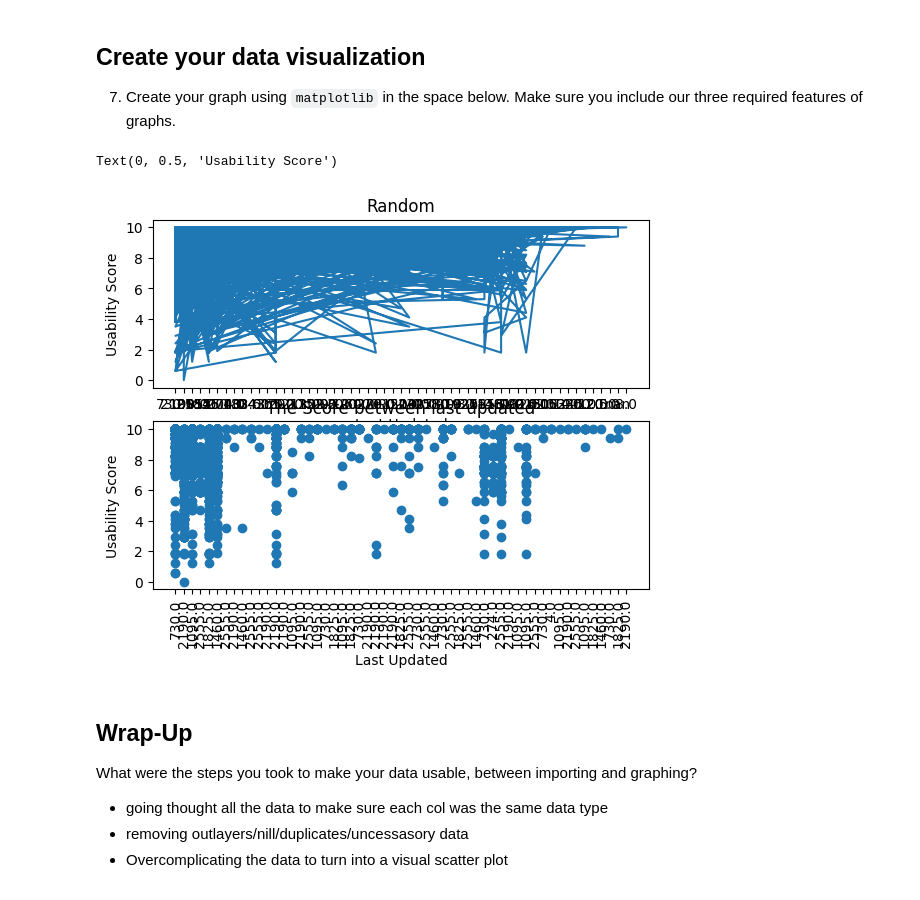
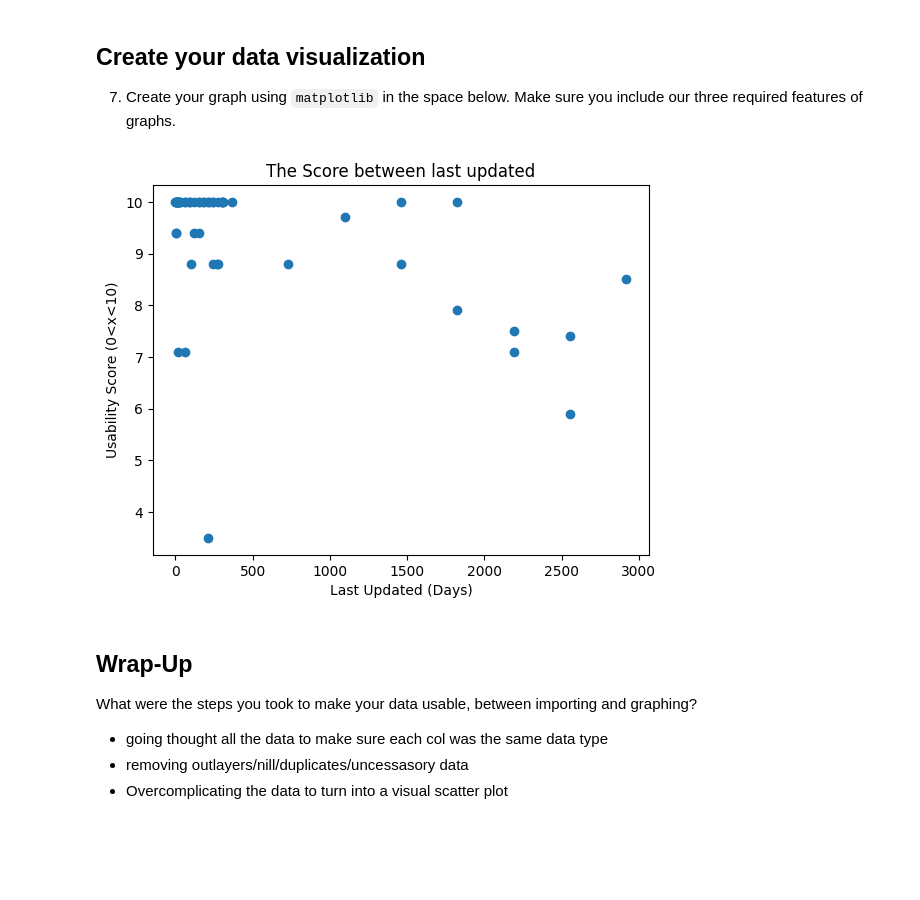
Before and after one commit to JasonDinoPaws/worksapce-DaSci, a Jupyter notebook: Lab 6: cleaningdata-dsf-JasonDinoPaws-main/DSF24_CleaningData.ipynb, the cells around one changed output. Drawn from its saved outputs; the diff is of its cells as text; code cells hidden in the pictures; blank space fills up the shorter version.

```diff
--- a/Lab 6: cleaningdata-dsf-JasonDinoPaws-main/DSF24_CleaningData.ipynb
+++ b/Lab 6: cleaningdata-dsf-JasonDinoPaws-main/DSF24_CleaningData.ipynb
@@ -280,33 +279,29 @@ final.boxplot(vert=False)
 7. Create your graph using `matplotlib` in the space below. Make sure you include our three required features of graphs.
 # %%
 import matplotlib.pyplot as plt
+
 finco = pd.DataFrame(columns=["Score","Total"])
 for val in final.index:
     usba = final.loc[[val]].values[0][0]
     val = float(val)
     try:
          finco.loc[val,["Score"]] = finco.loc[val,["Score"]]+usba
          finco.loc[val,["Total"]] = finco.loc[val,["Total"]]+1
     except:
         finco.loc[val] = {"Score": usba,"Total":1}
 
+finco["Score"] = finco["Score"]/finco["Total"]
+finco = finco.drop(columns="Total")
+finco = finco.sort_index()
 
 
-fig, axs = plt.subplots(ncols=1,nrows=2)
-axs[0].plot(final.index,final.values)
-axs[0].set_title("Random")
-axs[0].set_xlabel("Last Updated")
-axs[0].set_ylabel("Usability Score")
-
-
-axs[1].scatter(final.index,final.values)
-axs[1].set_xticklabels(final.index, rotation=90)
-axs[1].set_title("The Score between last updated")
-axs[1].set_xlabel("Last Updated")
-axs[1].set_ylabel("Usability Score")
+plt.title("The Score between last updated")
+plt.xlabel("Last Updated (Days)")
+plt.ylabel("Usability Score (0<x<10)")
+plt.scatter(finco.index,finco.values)
+plt.show()
 # %% [output]
-Text(0, 0.5, 'Usability Score')
-[figure, old version]
+[figure, new version]
 # %% [markdown]
 ## Wrap-Up
 
```
Also changed, not shown: parts of 1 cell of this notebook, 1 other file.
